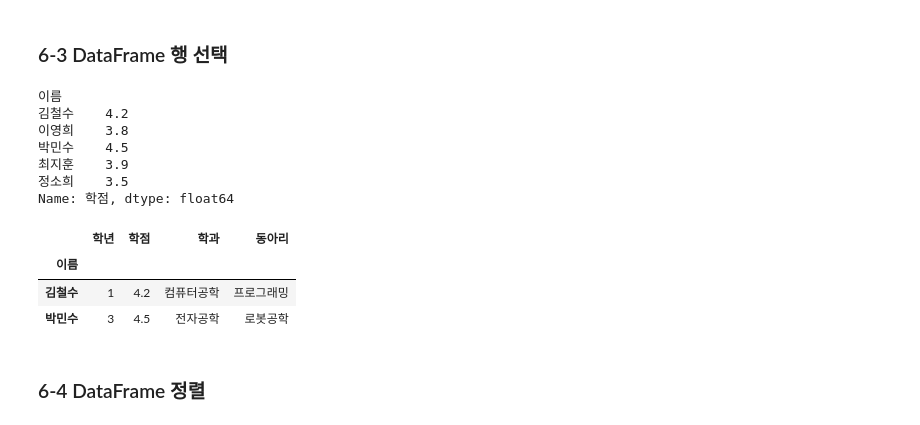
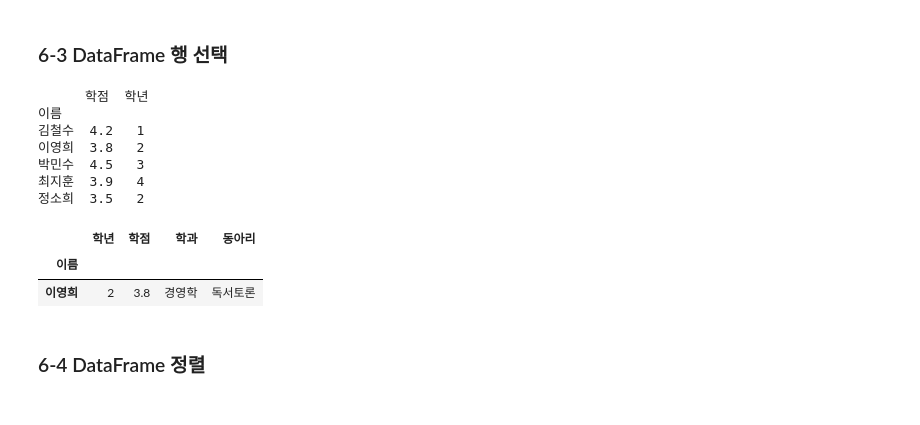
Before and after one commit to Soyeon250/Data-Analysis-with-Open-Source, a Jupyter notebook: 오픈소스_데이터_분석_6강.ipynb, the cells around one changed output. Drawn from its saved outputs; the diff is of its cells as text; code cells hidden in the pictures.

```diff
--- a/오픈소스_데이터_분석_6강.ipynb
+++ b/오픈소스_데이터_분석_6강.ipynb
@@ -80,42 +80,43 @@ import pandas as pd
 
 data = {
     "이름": ["김철수", "이영희", "박민수", "최지훈", "정소희"],
     "학년": [1, 2, 3, 4, 2],
     "학점": [4.2, 3.8, 4.5, 3.9, 3.5],
     "학과": ["컴퓨터공학", "경영학", "전자공학", "의학", "심리학"],
     "동아리": ["프로그래밍", "독서토론", "로봇공학", "봉사활동", "음악감상"]
 }
 
 #DataFrame 인덱스 지정
 df = pd.DataFrame(data)
 df = df.set_index('이름')
 
 #DataFrame 행 선택
 df.loc['김철수']
 df.loc[['김철수', '이영희']]
 df.loc['김철수':'박민수']
 
 #DataFrame 위치 기반 행 선택
 df.iloc[1]
 df.iloc[[2,3]]
 df.iloc[1:3]
 
 #DataFrame 조건 기반 선택
 df.loc[[True, False, True, False, False]]
-print(df['학점'])
+print(df[['학점', '학년']])
 df.loc[df['학점'] >= 4.0]
+df[df['학년'] == 2]
+df[(df['학년'] == 2) & (df['학점'] >= 3.7)]
 # %% [output]
+      학점  학년
 이름
-김철수    4.2
-이영희    3.8
-박민수    4.5
-최지훈    3.9
-정소희    3.5
-Name: 학점, dtype: float64
+김철수  4.2   1
+이영희  3.8   2
+박민수  4.5   3
+최지훈  3.9   4
+정소희  3.5   2
 |  | 학년 | 학점 | 학과 | 동아리 |
 | 이름 |  |  |  |  |
-| 김철수 | 1 | 4.2 | 컴퓨터공학 | 프로그래밍 |
-| 박민수 | 3 | 4.5 | 전자공학 | 로봇공학 |
+| 이영희 | 2 | 3.8 | 경영학 | 독서토론 |
 # %% [markdown]
 ### 6-4 DataFrame 정렬
 # %%
```
Also changed, not shown: parts of 1 cell of this notebook.
